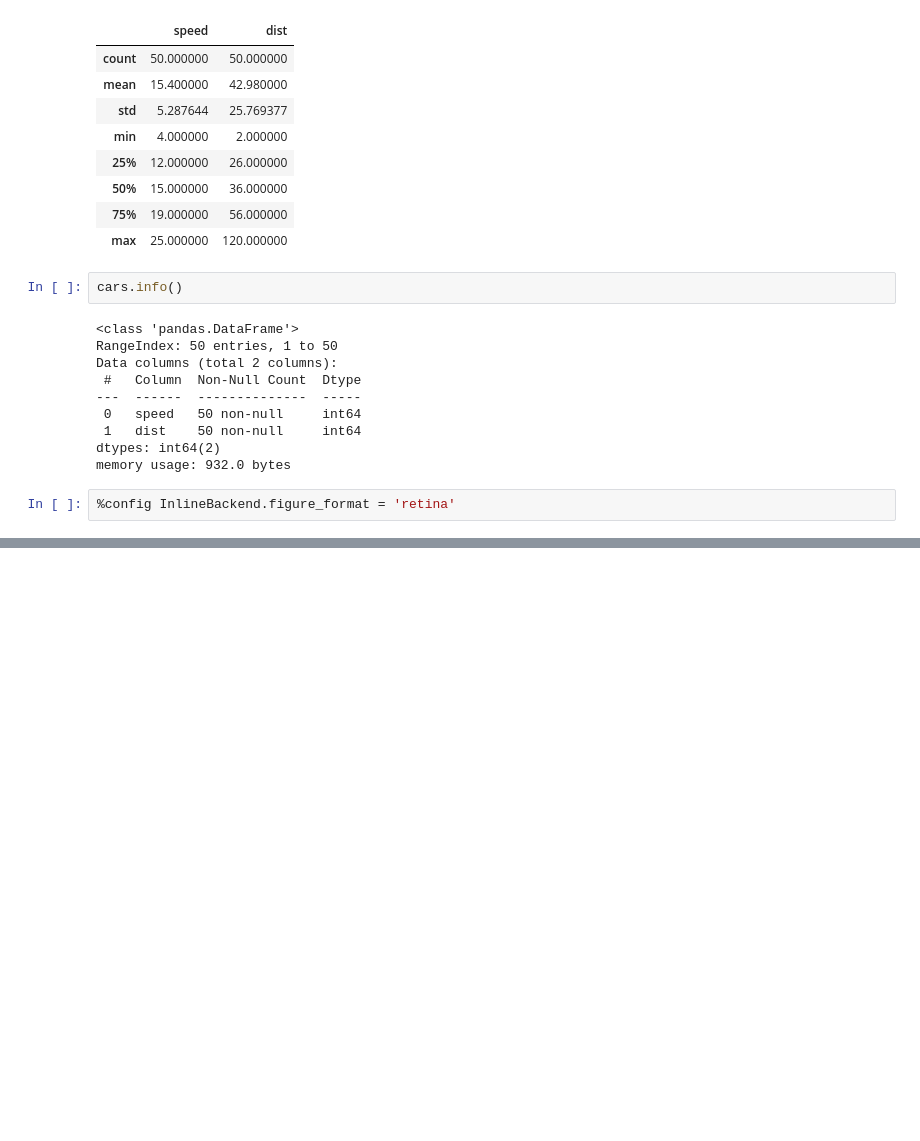
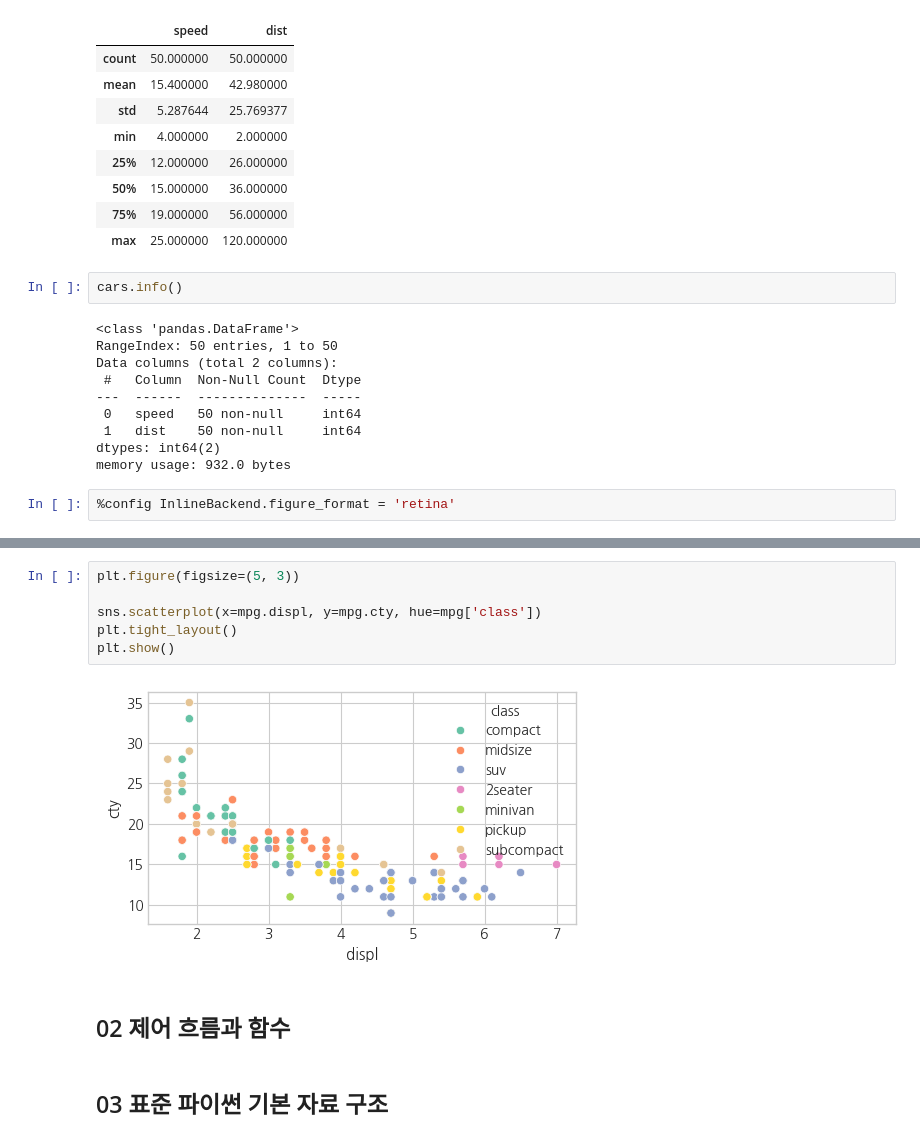
Before and after one commit to Choi-Juno/2026-BDA, a Jupyter notebook: 02w-python-basic.ipynb, the cells around one changed output, grey strips where cells are left out. Drawn from its saved outputs; the diff is of its cells as text; blank space fills up the shorter version.

```diff
--- a/02w-python-basic.ipynb
+++ b/02w-python-basic.ipynb
@@ -178,0 +259,12 @@ plt.show()
+# %%
+plt.figure(figsize=(5, 3))
+
+sns.scatterplot(x=mpg.displ, y=mpg.cty, hue=mpg['class'])
+plt.tight_layout()
+plt.show()
+# %% [output]
+[figure, added]
+# %% [markdown]
+## 02 제어 흐름과 함수
+# %% [markdown]
+## 03 표준 파이썬 기본 자료 구조
```
Also changed, not shown: parts of 50 cells of this notebook.
